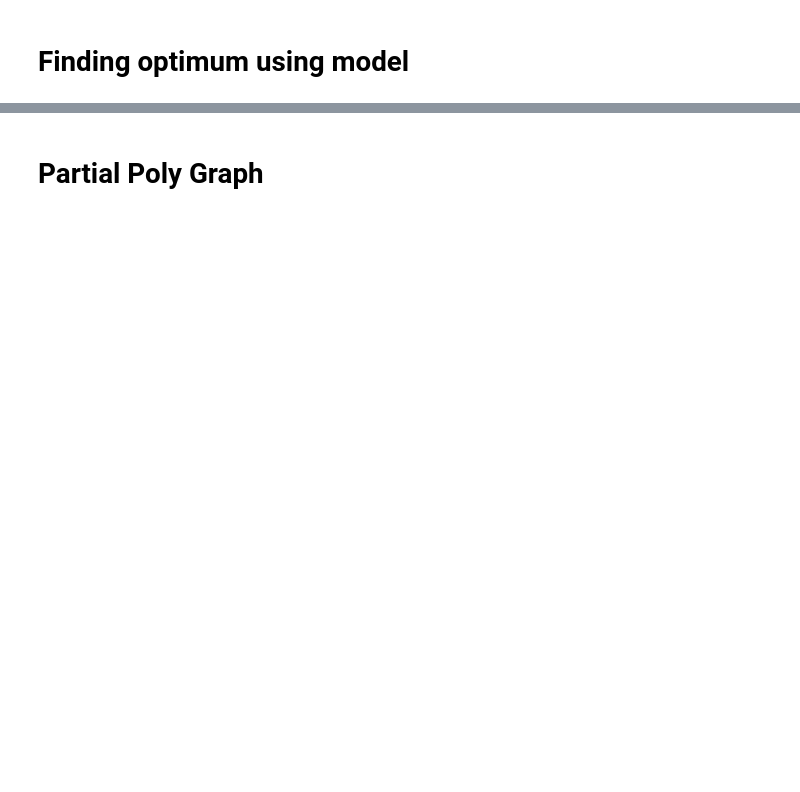
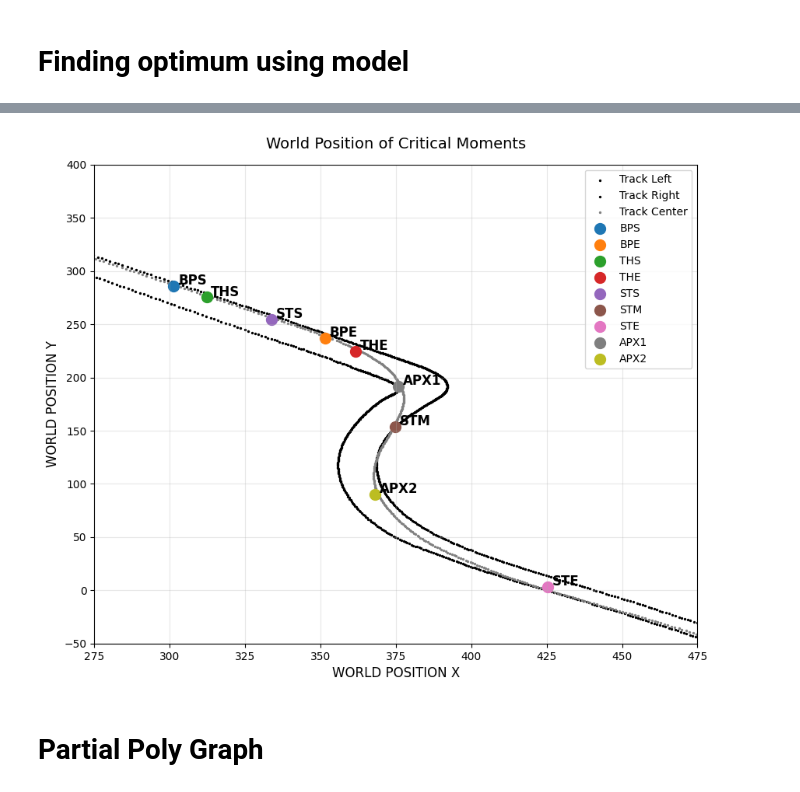
Before and after one commit to muhaseeb34/Data3001-Modelling-2, a Jupyter notebook: Muhammad-mutual_info-VIF-SVR.ipynb, the cells around one changed output, grey strips where cells are left out. Saved outputs shown, nothing was run; the diff lists cells and outputs as text; code cells hidden in the pictures; blank space fills up the shorter version.

```diff
--- a/Muhammad-mutual_info-VIF-SVR.ipynb
+++ b/Muhammad-mutual_info-VIF-SVR.ipynb
@@ -97,12 +138,12 @@ vif_data[vif_data["VIF"] < 10].sort_values(by="VIF")#.iloc[:,0]
 # %%
 poly_parameters = {
     'kernel': ['poly'],
-    'degree': [2, 3, 4, 5, 6, 7, 8],
+    'degree': [2, 3, 4, 5],
     'gamma': ['scale', 'auto'],
-    'coef0': [1, 3, 5],
-    'tol': [1e-6],
-    'C': [0.3, 0.5, 1, 10],
-    'epsilon': [0.0005],
+    'coef0': [1, 2, 3, 4, 5],
+    'tol': [1e-06],
+    'C': [0.1, 0.2, 0.3, 0.5, 0.7, 1],
+    'epsilon': [0.001],
     'shrinking': [True],
     'verbose': [True],
     'max_iter': [-1]
@@ -294,3 +332,47 @@ Predicted Target_CURRENTLAPTIMEINMS: 11,606.669
+# %%
+import matplotlib.pyplot as plt
+
+points = {}
+
+prefixes = ["BPS", "BPE", "THS", "THE", "STS", "STM", "STE", "APX1", "APX2"]
+
+row = best_combo_unscaled.iloc[0]
+for p in prefixes:
+    x_col = f"{p}_WORLDPOSITIONX"
+    y_col = f"{p}_WORLDPOSITIONY"
+
+    if x_col in row and y_col in row:
+        points[p] = (float(row[x_col]), float(row[y_col]))
+
+plt.figure(figsize=(10, 8))
+f = 100000
+# Track boundaries/centerline
+plt.scatter(track_left.loc[track_left["FRAME"] <= f,  "WORLDPOSX"],
+            track_left.loc[track_left["FRAME"] <= f,  "WORLDPOSY"],
+            s=2, color="black", label="Track Left")
+plt.scatter(track_right.loc[track_right["FRAME"] <= f, "WORLDPOSX"],
+            track_right.loc[track_right["FRAME"] <= f, "WORLDPOSY"],
+            s=2, color="black", label="Track Right")
+plt.scatter(track_line.loc[track_line["FRAME"] <= f,  "WORLDPOSX"],
+            track_line.loc[track_line["FRAME"] <= f,  "WORLDPOSY"],
+            s=2, color="gray",  label="Track Center")
+
+# Plot setup
+for name, (x, y) in points.items():
+    plt.scatter(x, y, s=100, label=name)
+    plt.text(x + 1.5, y + 1.5, name, fontsize=12, weight="bold")
+
+# Styling
+plt.xlabel("WORLD POSITION X", fontsize=12)
+plt.ylabel("WORLD POSITION Y", fontsize=12)
+plt.title("World Position of Critical Moments", fontsize=14, pad=15)
+plt.grid(alpha=0.3)
+plt.legend()
+plt.xlim(275, 475)
+plt.ylim(-50, 400)
+plt.show()
+# %% [output]
+[figure, added]
 # %% [markdown]
 # Partial Poly Graph
 # %%
```
Also changed, not shown: parts of 15 cells of this notebook, 1 other file.
